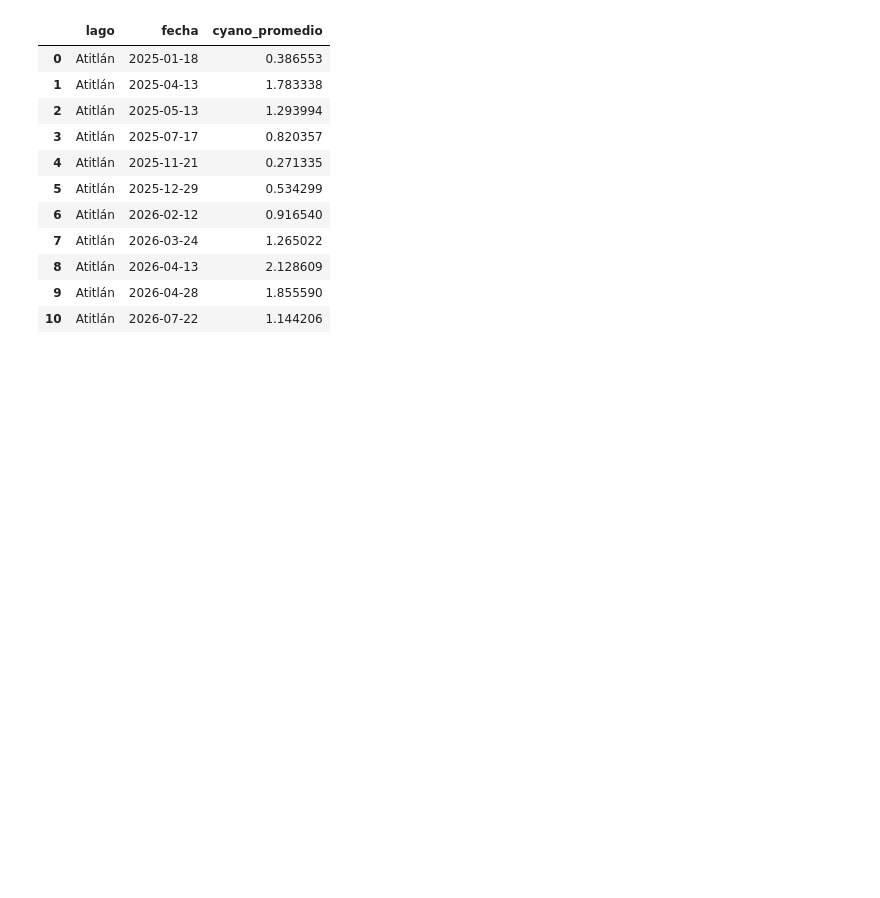
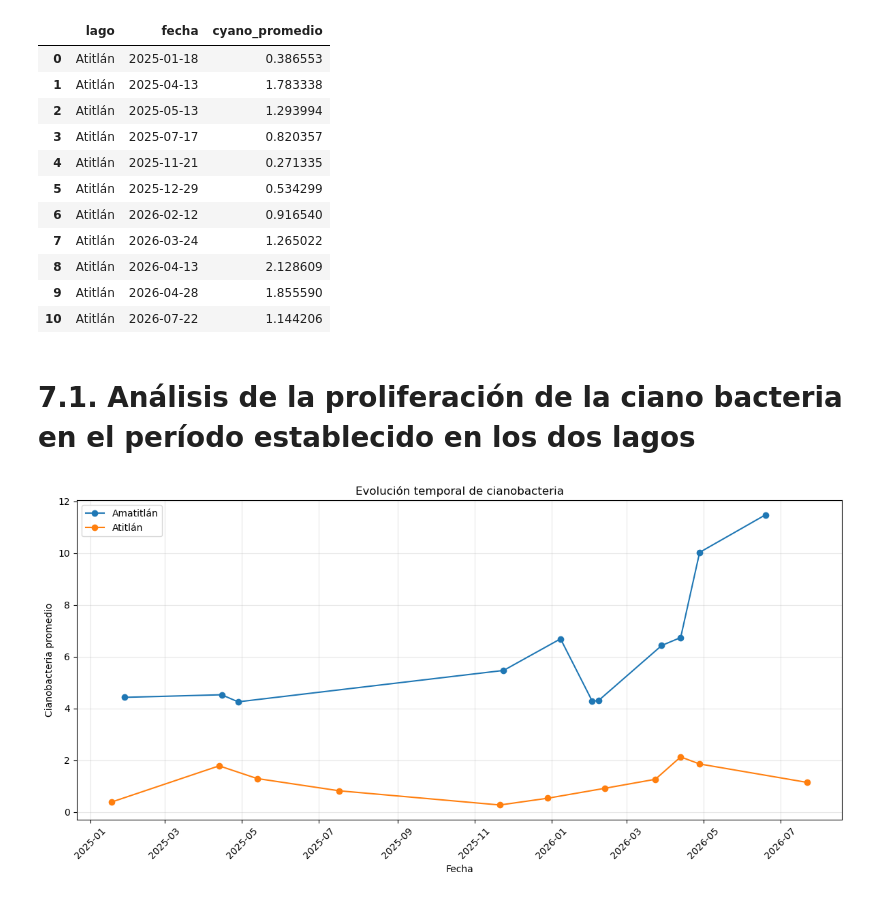
Before and after one commit to Ari-Castellanos/Laboratorio_4_DS, a Jupyter notebook: laboratorio_4_inciso_7.ipynb, the cells around one changed output. Saved outputs shown, nothing was run; the diff lists cells and outputs as text; code cells hidden in the pictures; blank space fills up the shorter version.

```diff
--- a/laboratorio_4_inciso_7.ipynb
+++ b/laboratorio_4_inciso_7.ipynb
@@ -164,3 +106,40 @@ df_atitlan
 | 8 | Atitlán | 2026-04-13 | 2.128609 |
 | 9 | Atitlán | 2026-04-28 | 1.855590 |
 | 10 | Atitlán | 2026-07-22 | 1.144206 |
+# %%
+#Se transforman a datetime las fechas de los dataframes anteriores
+df_amatitlan["fecha"] = pd.to_datetime(df_amatitlan["fecha"])
+df_atitlan["fecha"] = pd.to_datetime(df_atitlan["fecha"])
+
+df_amatitlan = df_amatitlan.sort_values("fecha")
+df_atitlan = df_atitlan.sort_values("fecha")
+# %% [markdown]
+# 7.1. Análisis de la proliferación de la ciano bacteria en el período establecido en los dos lagos
+# %%
+plt.figure(figsize=(12, 6))
+
+plt.plot(
+    df_amatitlan["fecha"],
+    df_amatitlan["cyano_promedio"],
+    marker="o",
+    label="Amatitlán"
+)
+
+plt.plot(
+    df_atitlan["fecha"],
+    df_atitlan["cyano_promedio"],
+    marker="o",
+    label="Atitlán"
+)
+
+plt.xlabel("Fecha")
+plt.ylabel("Cianobacteria promedio")
+plt.title("Evolución temporal de cianobacteria")
+plt.legend()
+plt.grid(alpha=0.3)
+plt.xticks(rotation=45)
+
+plt.tight_layout()
+plt.show()
+# %% [output]
+[figure, added]
```
Also changed, not shown: parts of 5 cells of this notebook.
